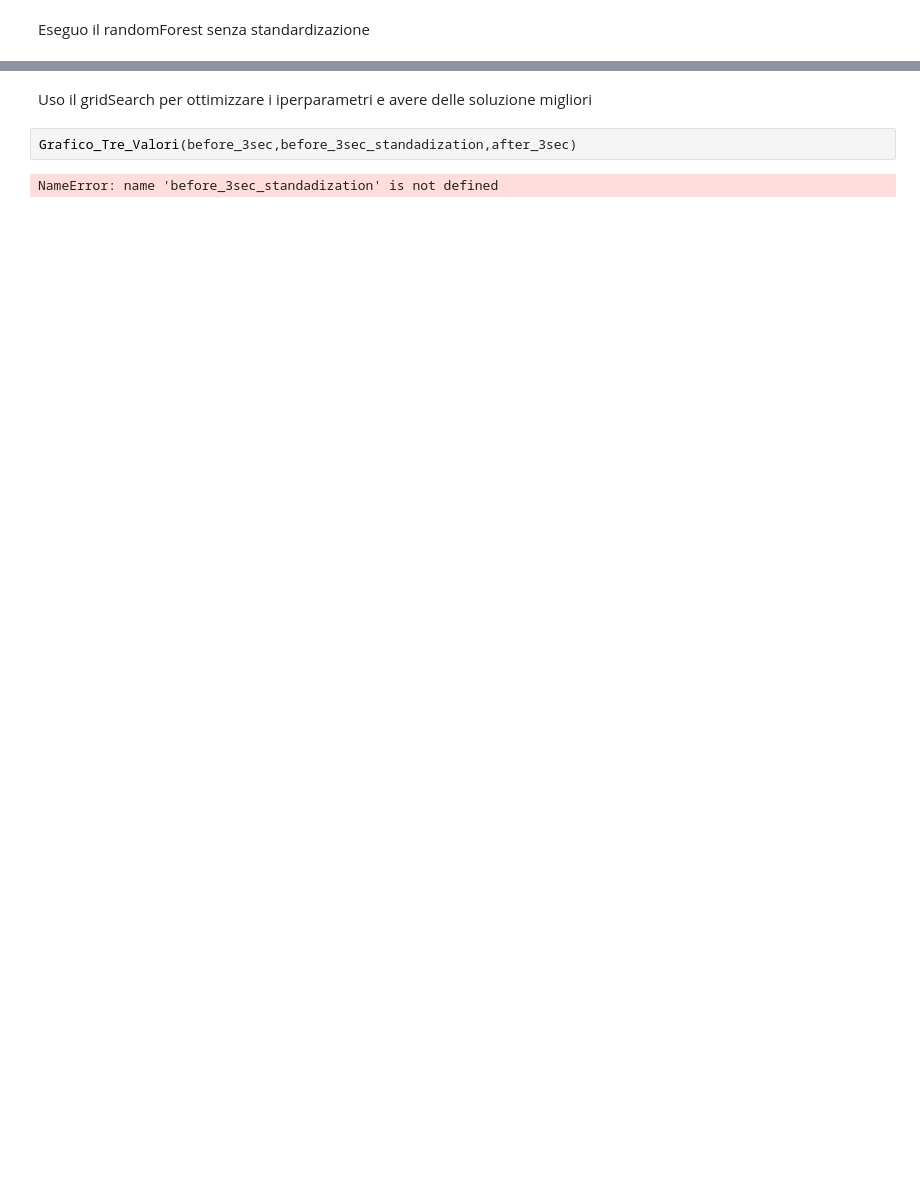
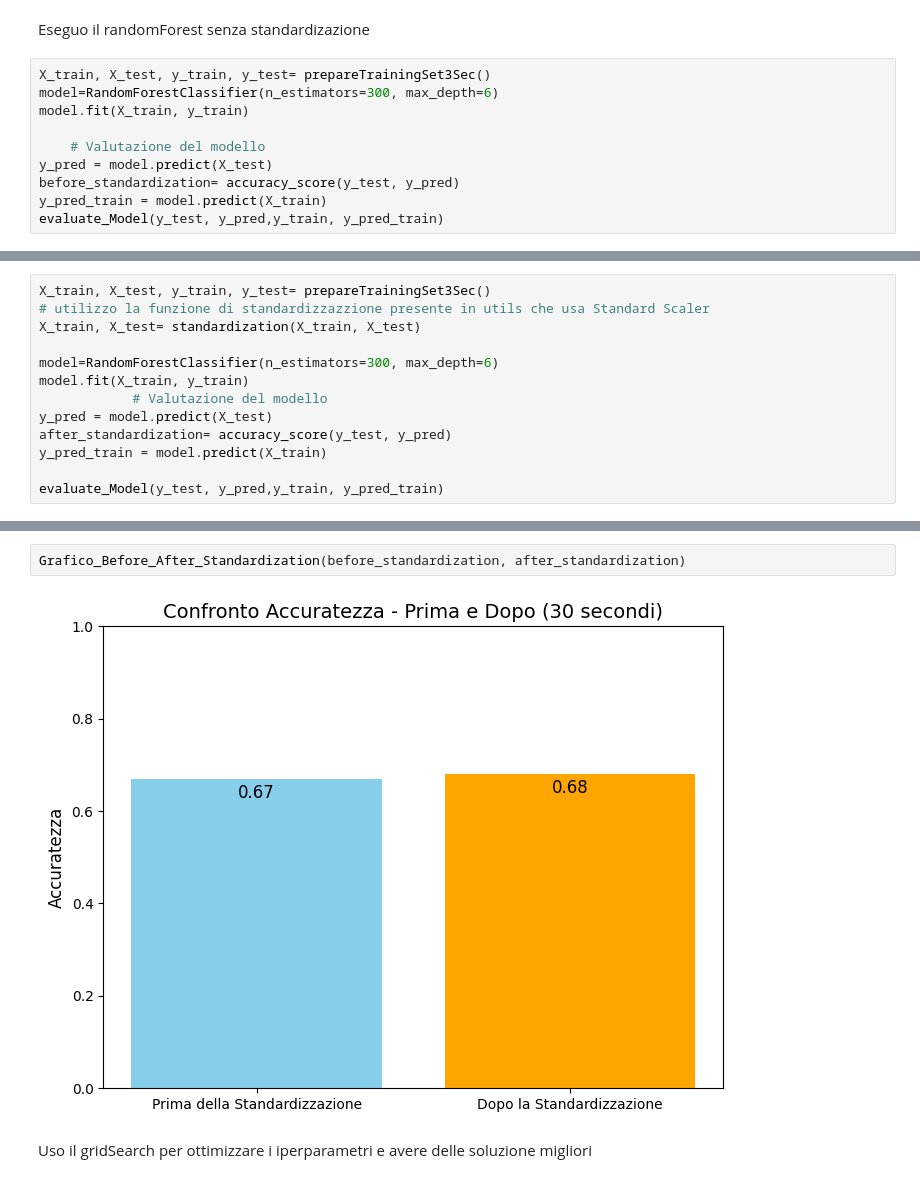
Before and after one commit to DavideOrienti/Progetto-MachineLearning, a Jupyter notebook: RandomForest.ipynb, the cells around one changed output, grey strips where cells are left out. Drawn from its saved outputs; the diff is of its cells as text; blank space fills up the shorter version.

```diff
--- a/RandomForest.ipynb
+++ b/RandomForest.ipynb
@@ -112,2 +14,12 @@ NameError: name 'before_30sec' is not defined
 # %% [markdown]
 Eseguo il randomForest senza standardizazione
+# %%
+X_train, X_test, y_train, y_test= prepareTrainingSet3Sec()
+model=RandomForestClassifier(n_estimators=300, max_depth=6)
+model.fit(X_train, y_train)
+
+    # Valutazione del modello
+y_pred = model.predict(X_test)
+before_standardization= accuracy_score(y_test, y_pred)
+y_pred_train = model.predict(X_train)
+evaluate_Model(y_test, y_pred,y_train, y_pred_train)
@@ -113,0 +44,13 @@ Eseguo il randomForest senza standardizazione
+# %%
+X_train, X_test, y_train, y_test= prepareTrainingSet3Sec()
+# utilizzo la funzione di standardizzazzione presente in utils che usa Standard Scaler
+X_train, X_test= standardization(X_train, X_test)
+
+model=RandomForestClassifier(n_estimators=300, max_depth=6)
+model.fit(X_train, y_train)
+            # Valutazione del modello
+y_pred = model.predict(X_test)
+after_standardization= accuracy_score(y_test, y_pred)
+y_pred_train = model.predict(X_train)
+
+evaluate_Model(y_test, y_pred,y_train, y_pred_train)
@@ -114,6 +73,6 @@ Eseguo il randomForest senza standardizazione
+# %%
+Grafico_Before_After_Standardization(before_standardization, after_standardization)
+# %% [output]
+[figure, added]
 # %% [markdown]
 Uso il gridSearch per ottimizzare i iperparametri e avere delle soluzione migliori
-# %%
-Grafico_Tre_Valori(before_3sec,before_3sec_standadization,after_3sec)
-# %% [output]
-NameError: name 'before_3sec_standadization' is not defined
```
Also changed, not shown: parts of 15 cells of this notebook, 7 other files.
